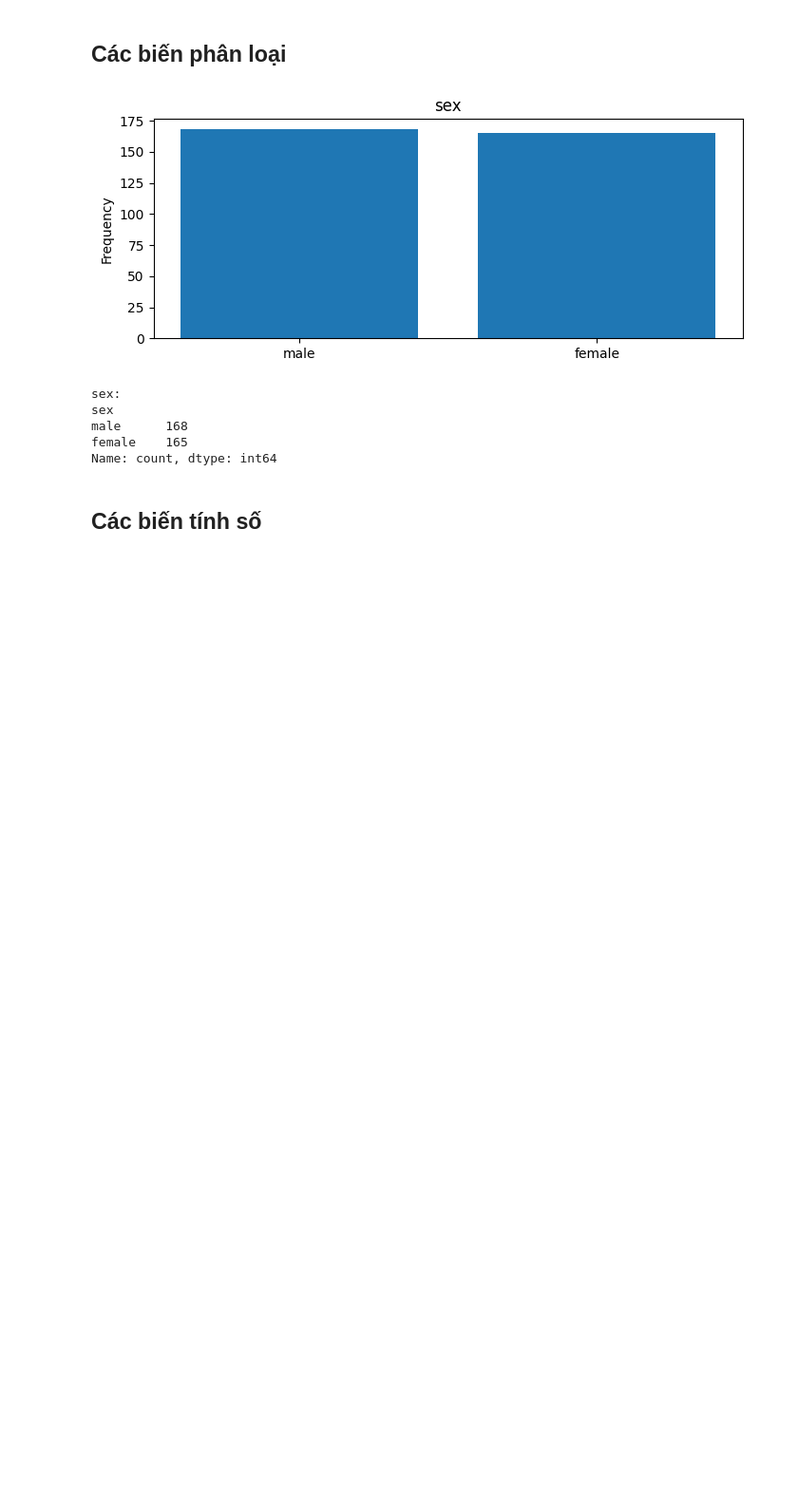
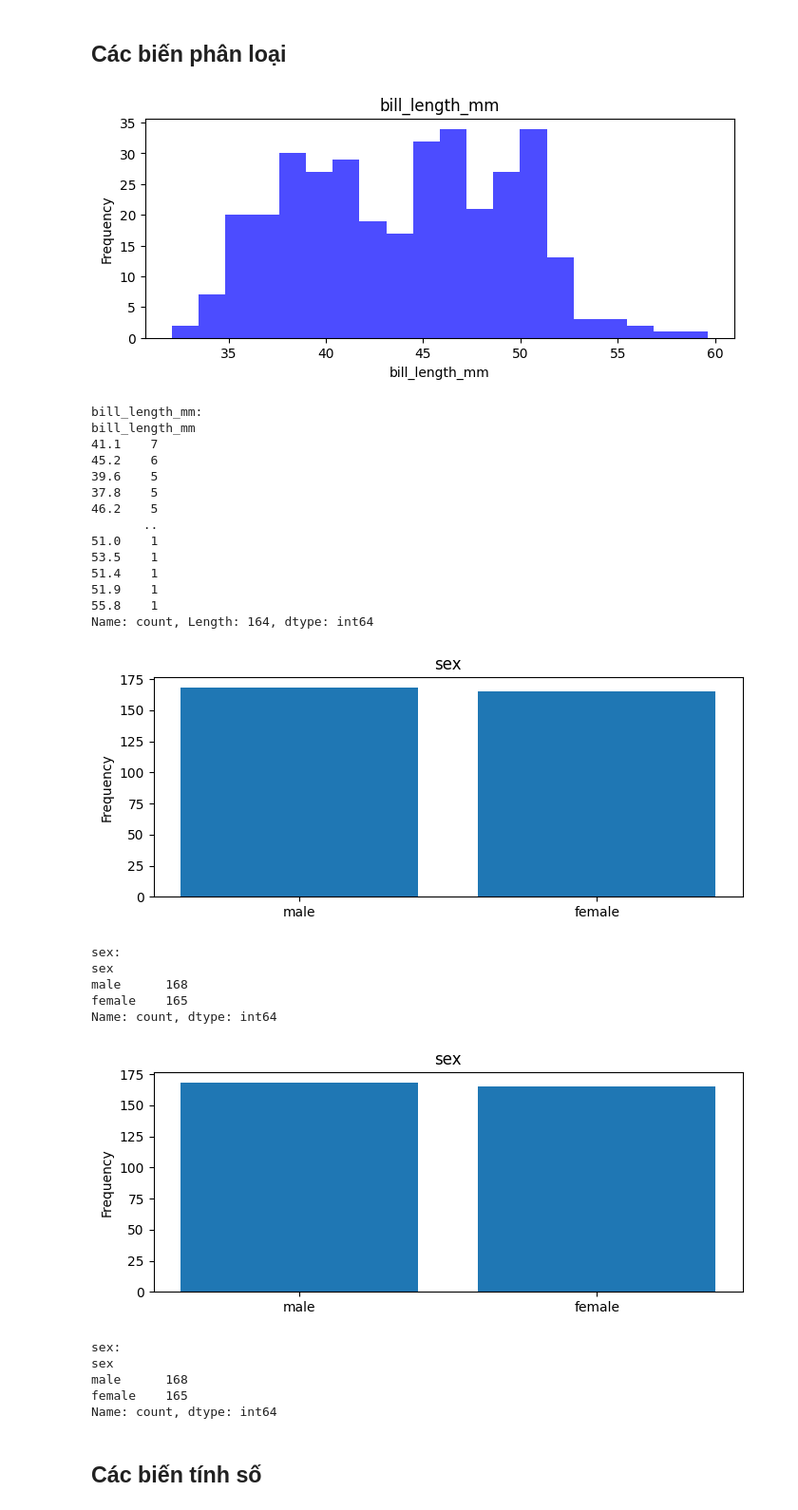
Before and after one commit to mandeotv1234/AI_Project02, a Jupyter notebook: Decision-Tree-AI-Project-main/penguins.ipynb, the cells around one changed output. Shown at 95% size. Saved outputs shown, nothing was run; the diff lists cells and outputs as text; code cells hidden in the pictures; blank space fills up the shorter version.

```diff
--- a/Decision-Tree-AI-Project-main/penguins.ipynb
+++ b/Decision-Tree-AI-Project-main/penguins.ipynb
@@ -143,46 +138,51 @@ plt.show()
 ## Các biến phân loại
 # %%
 def histogram(variable):
-    """
-    input: variable ex:"Age"
-    output: histogram & value count
-    """
-    # get feature
     var = DATA[variable]
-
-    # count number of continuous variable
     varValue = var.value_counts()
-
-    # visualize
     plt.figure(figsize=(8,3))
     plt.hist(var, bins=20, color='blue', alpha=0.7)
     plt.xlabel(variable)
     plt.ylabel("Frequency")
     plt.title(variable)
     plt.show()
-
     print("{}: \n{}".format(variable, varValue))
 
 def bar_plot(variable):
-    """
-    input: variable ex:"Sex"
-    output: bar plot & value count
-    """
-    # get feature
     var = DATA[variable]
-
-    # count number of categorical variable
     varValue = var.value_counts()
-
-    # visualize
     plt.figure(figsize=(8,3))
     plt.bar(varValue.index, varValue)
     plt.xticks(varValue.index, varValue.index.values)
     plt.ylabel("Frequency")
     plt.title(variable)
     plt.show()
+    print("{}: \n{}".format(variable, varValue))
 
-    print("{}: \n{}".format(variable, varValue))
+histogram('bill_length_mm')
+bar_plot('sex')
+# %% [output]
+[figure, added]
+bill_length_mm:
+bill_length_mm
+41.1    7
+45.2    6
+39.6    5
+37.8    5
+46.2    5
+       ..
+51.0    1
+53.5    1
+51.4    1
+51.9    1
+55.8    1
+Name: count, Length: 164, dtype: int64
+[figure, added]
+sex:
+sex
+male      168
+female    165
+Name: count, dtype: int64
 # %%
 category1=['sex']
 for c in category1:
```
Also changed, not shown: parts of 31 cells of this notebook, 1 other file.
